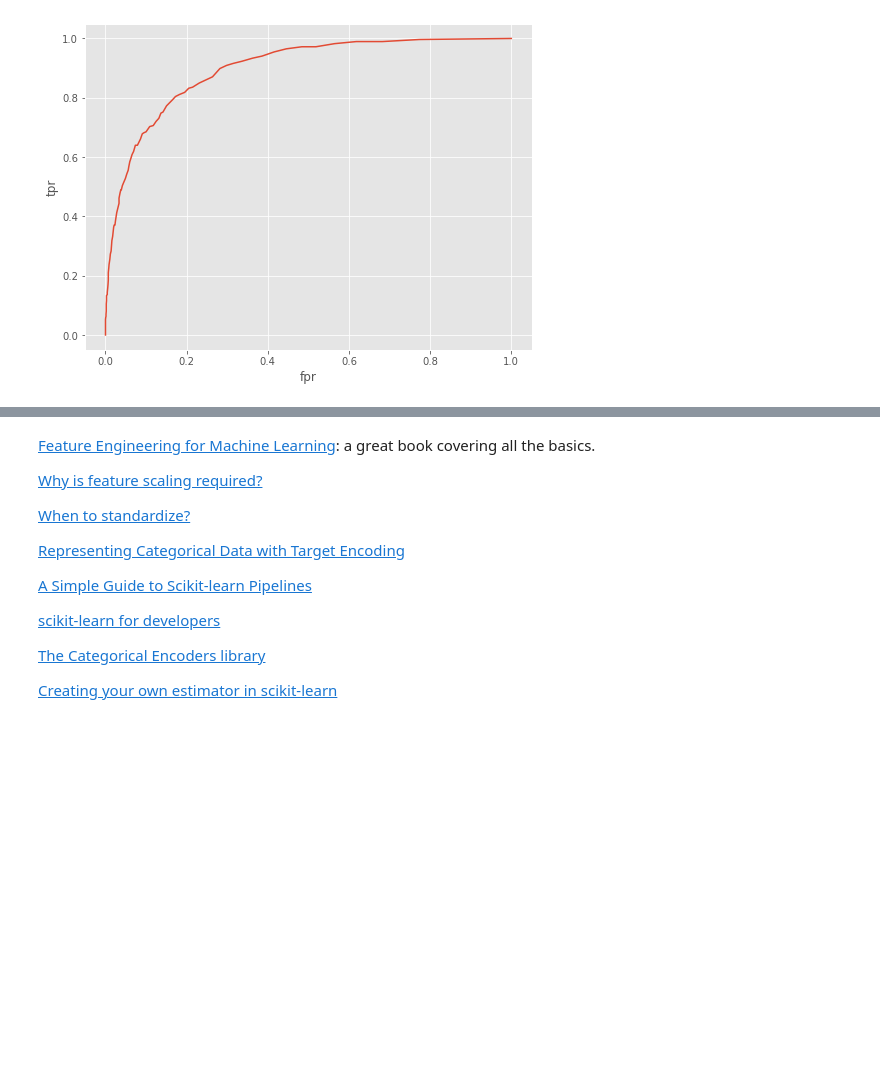
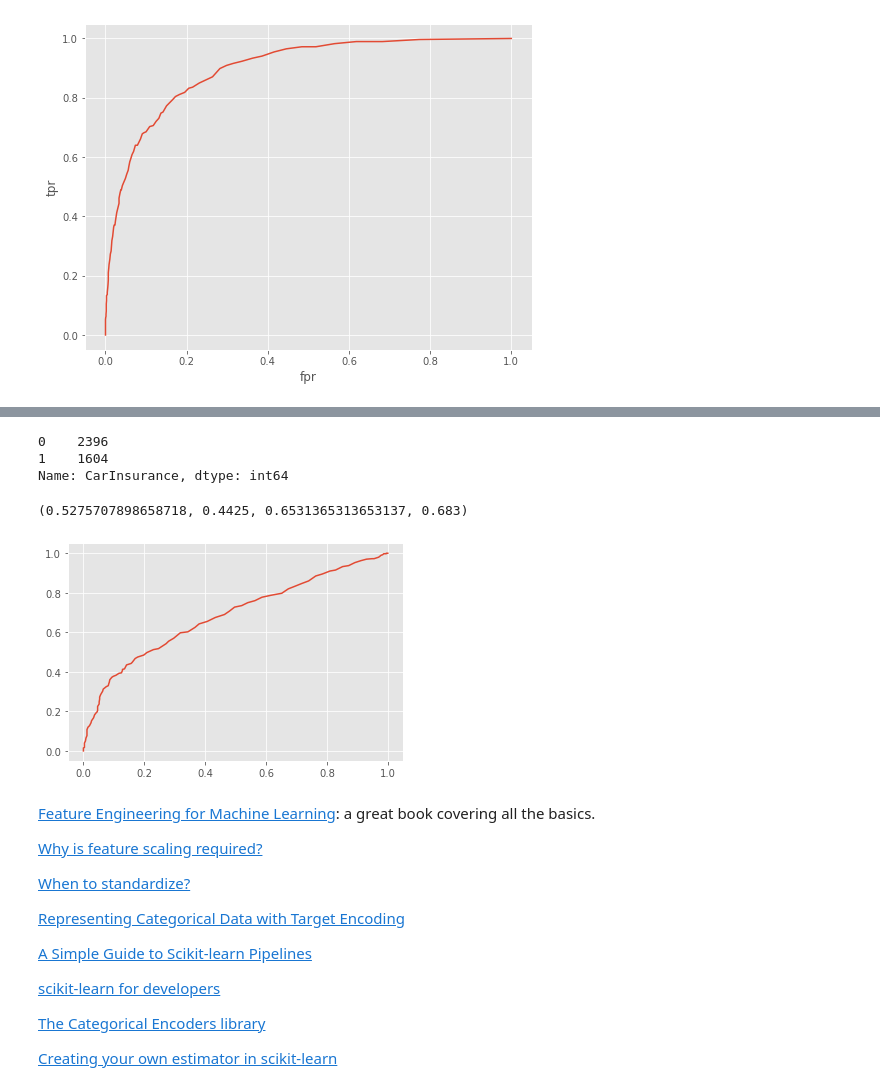
Before and after one commit to dan1dr/master_DS, a Jupyter notebook: 4.Machine_Learning/4.Feature_Engineering.ipynb, the cells around one changed output, grey strips where cells are left out. Cells and saved outputs as stored; diff of their text form; code cells hidden in the pictures; blank space fills up the shorter version.

```diff
--- a/4.Machine_Learning/4.Feature_Engineering.ipynb
+++ b/4.Machine_Learning/4.Feature_Engineering.ipynb
@@ -530,0 +546,3 @@ evaluate(RandomForestClassifier(), standardized_data, target)
+# %%
+df = pd.read_csv('c://users/danid/Downloads/carInsurance_train.csv')
+df.head()
@@ -531,3 +601,32 @@ evaluate(RandomForestClassifier(), standardized_data, target)
+# %%
+df['CarInsurance'].value_counts()
+# %% [output]
+0    2396
+1    1604
+Name: CarInsurance, dtype: int64
+# %%
+data = df.select_dtypes('number')
+X = data[data.columns[:-1]]
+y = data['CarInsurance']
+
+from sklearn.model_selection import train_test_split
+from sklearn.ensemble import RandomForestClassifier
+
+X_train, X_test, y_train, y_test = train_test_split(X, y)
+# %%
+classifier = RandomForestClassifier()
+classifier.fit(X_train, y_train)
+predictions = classifier.predict(X_test)
+probabilities = classifier.predict_proba(X_test)
+# %%
+from sklearn.metrics import f1_score, recall_score, precision_score, roc_auc_score, roc_curve, accuracy_score
+
+tpr, fpr, thresolds = roc_curve(y_test, probabilities[:, 1])
+plt.plot(tpr, fpr)
+f1_score(y_test, predictions), recall_score(y_test, predictions), precision_score(y_test, predictions), accuracy_score(y_test, predictions)
+# %% [output]
+(0.5275707898658718, 0.4425, 0.6531365313653137, 0.683)
+[figure, added]
 # %% [markdown]
 [Feature Engineering for Machine Learning](https://www.oreilly.com/library/view/feature-engineering-for/9781491953235): a great book covering all the basics.
 
```
Also changed, not shown: parts of 8 cells of this notebook.
